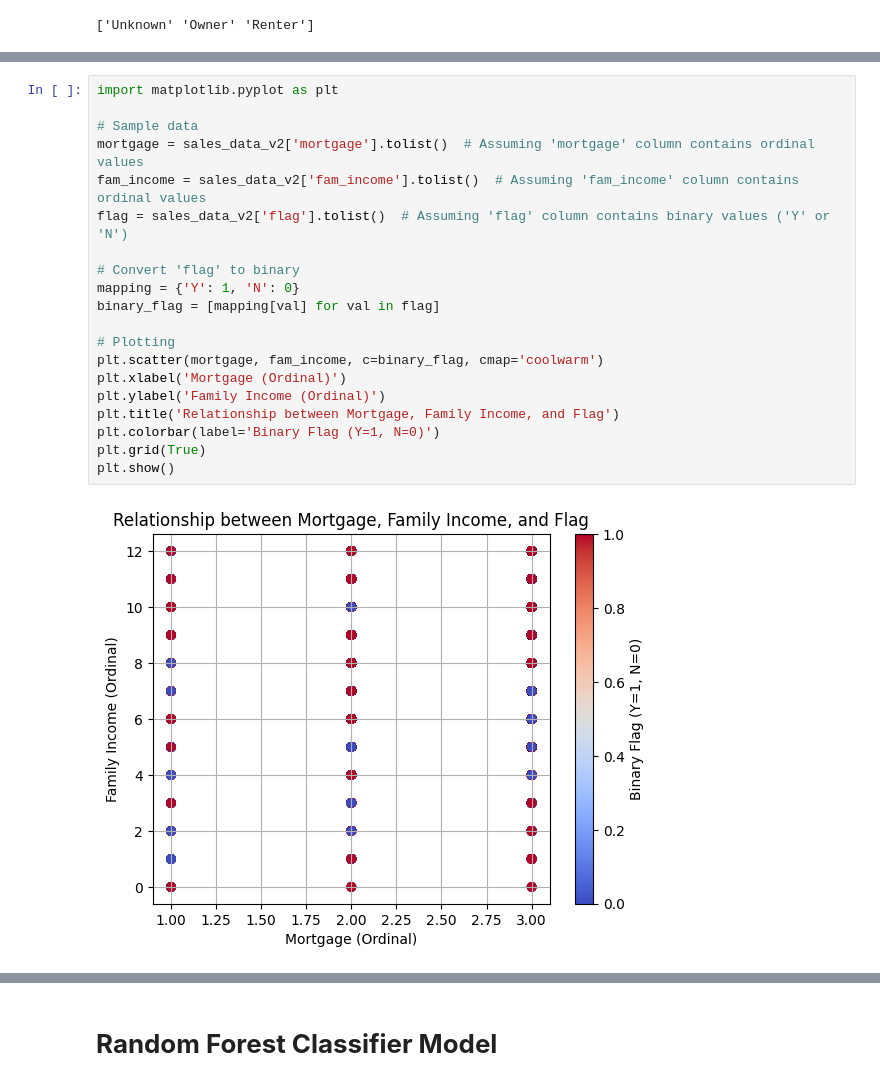
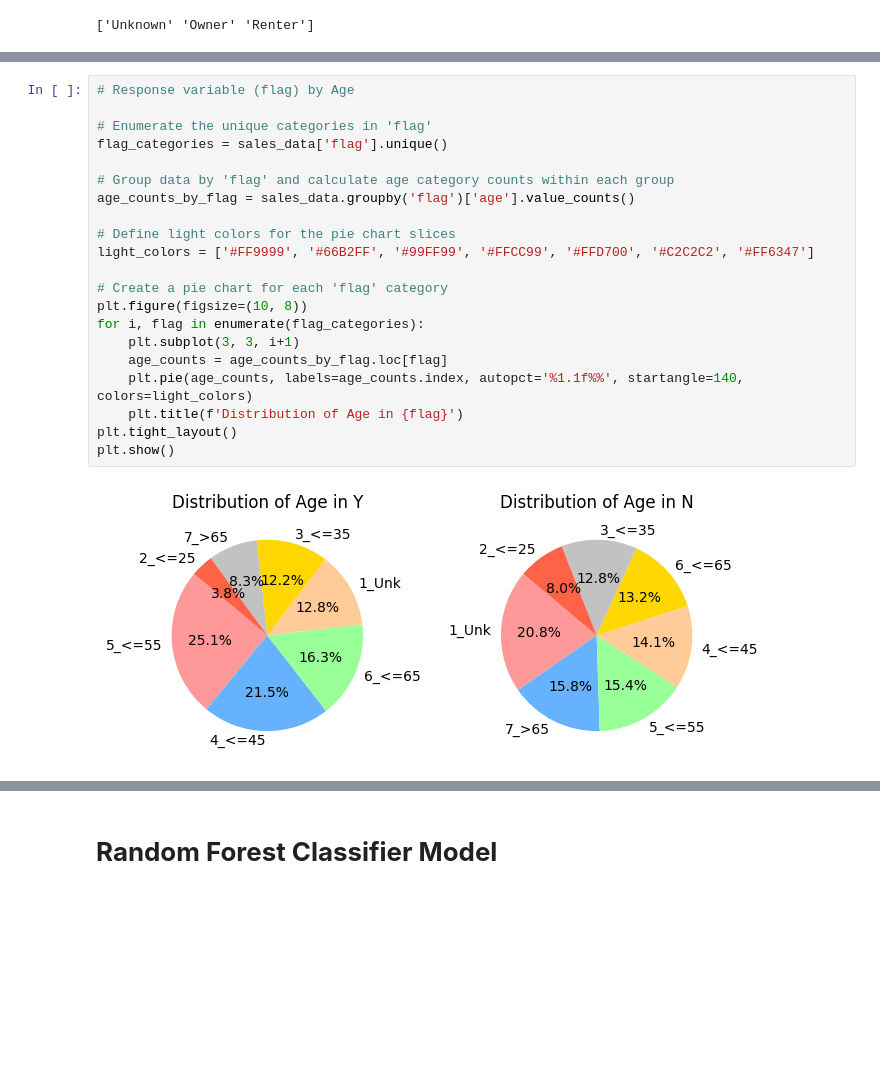
Before and after one commit to Sandr001/Data-Mining-MGT7216, a Jupyter notebook: MGT7216.ipynb, the cells around one changed output, grey strips where cells are left out. Cells and saved outputs as stored; diff of their text form; blank space fills up the shorter version.

```diff
--- a/MGT7216.ipynb
+++ b/MGT7216.ipynb
@@ -325,23 +299,24 @@ for i in range(0, len(categorical_predictors), 2):  # Iterate over predictors in
-# %%
-import matplotlib.pyplot as plt
-
-# Sample data
-mortgage = sales_data_v2['mortgage'].tolist()  # Assuming 'mortgage' column contains ordinal values
-fam_income = sales_data_v2['fam_income'].tolist()  # Assuming 'fam_income' column contains ordinal values
-flag = sales_data_v2['flag'].tolist()  # Assuming 'flag' column contains binary values ('Y' or 'N')
-
-# Convert 'flag' to binary
-mapping = {'Y': 1, 'N': 0}
-binary_flag = [mapping[val] for val in flag]
-
-# Plotting
-plt.scatter(mortgage, fam_income, c=binary_flag, cmap='coolwarm')
-plt.xlabel('Mortgage (Ordinal)')
-plt.ylabel('Family Income (Ordinal)')
-plt.title('Relationship between Mortgage, Family Income, and Flag')
-plt.colorbar(label='Binary Flag (Y=1, N=0)')
-plt.grid(True)
-plt.show()
-# %% [output]
-[figure, removed]
+# %%
+# Response variable (flag) by Age
+
+# Enumerate the unique categories in 'flag'
+flag_categories = sales_data['flag'].unique()
+
+# Group data by 'flag' and calculate age category counts within each group
+age_counts_by_flag = sales_data.groupby('flag')['age'].value_counts()
+
+# Define light colors for the pie chart slices
+light_colors = ['#FF9999', '#66B2FF', '#99FF99', '#FFCC99', '#FFD700', '#C2C2C2', '#FF6347']
+
+# Create a pie chart for each 'flag' category
+plt.figure(figsize=(10, 8))
+for i, flag in enumerate(flag_categories):
+    plt.subplot(3, 3, i+1)
+    age_counts = age_counts_by_flag.loc[flag]
+    plt.pie(age_counts, labels=age_counts.index, autopct='%1.1f%%', startangle=140, colors=light_colors)
+    plt.title(f'Distribution of Age in {flag}')
+plt.tight_layout()
+plt.show()
+# %% [output]
+[figure, added]
 # %%
```
Also changed, not shown: parts of 75 cells of this notebook.
